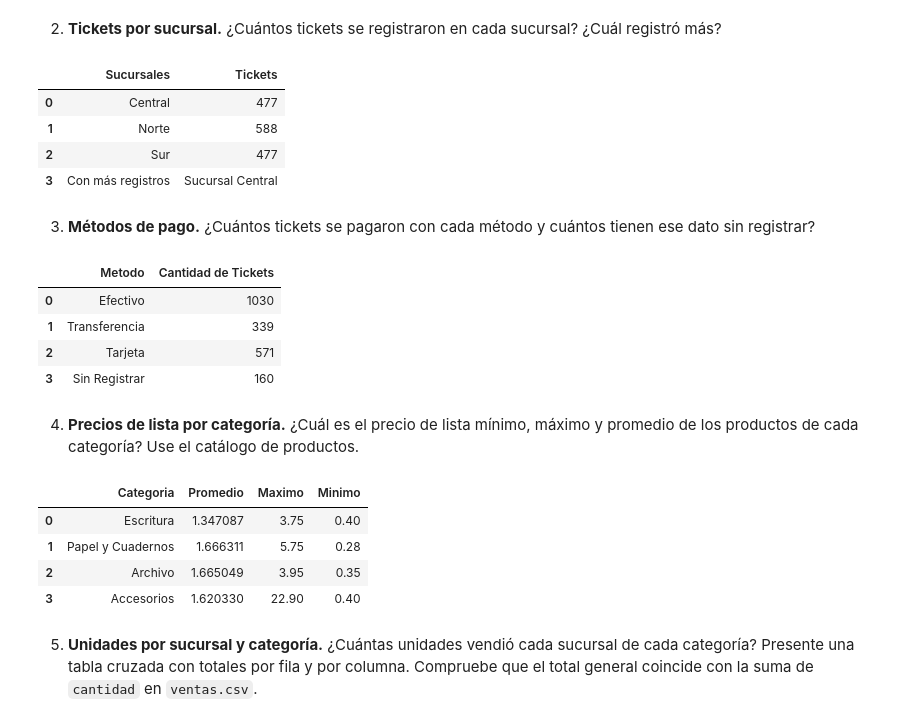
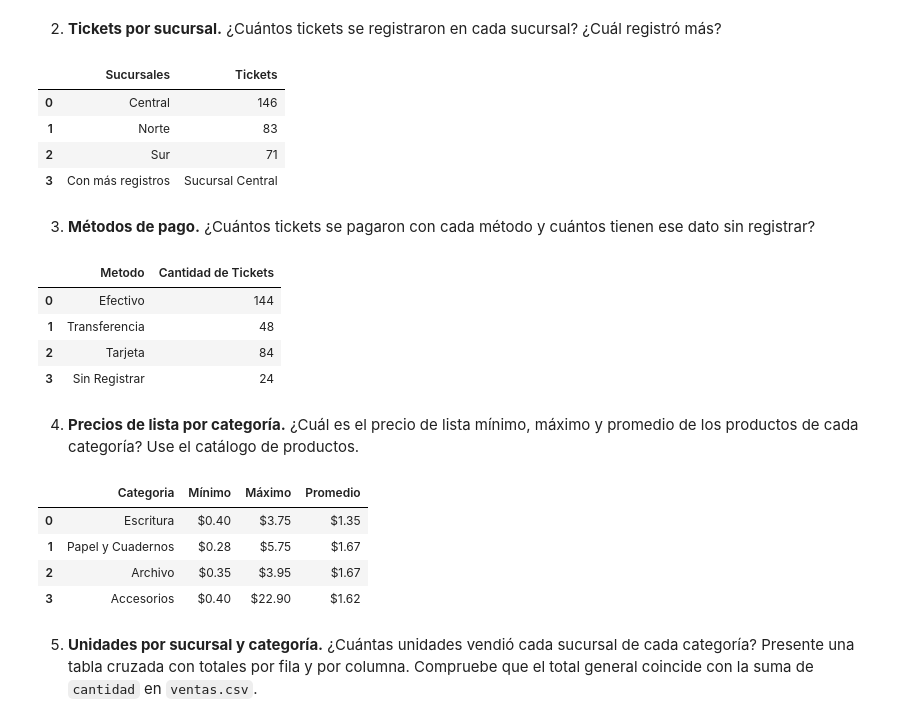
Before and after one commit to emilygabrielagarrido2007-spec/Tareas---Introduccion-a-sistemas-de-informacion, a Jupyter notebook: ExamenCorreccion_1bim.ipynb, the cells around one changed output. Drawn from its saved outputs; the diff is of its cells as text; code cells hidden in the pictures.

```diff
--- a/ExamenCorreccion_1bim.ipynb
+++ b/ExamenCorreccion_1bim.ipynb
@@ -106,17 +115,22 @@ display(tablaVentas)
 ticketSur=0
 ticketNorte=0
 ticketCentral=0
+#Guarda los tickets que ya se contaron
+ticketsVistos = []
 
-for sucursal in df_V["sucursal"]:
-    if sucursal == "Norte":
-        ticketNorte+=1
-    elif sucursal == "Sur":
-        ticketSur+=1
-    else:
-        ticketCentral+=1
+for sucursal, ticket in zip(df_V["sucursal"], df_V["id_ticket"]):   #Añado la fila de tickets para analizarlo
+     if ticket not in ticketsVistos:      #Solo cuenta el ticket la primera vez que aparece
+        ticketsVistos.append(ticket)
+        if sucursal == "Norte":
+            ticketNorte += 1
+        elif sucursal == "Sur":
+            ticketSur += 1
+        else:
+            ticketCentral += 1
 
 
-maxRegistrado=""
+
+masRegistrado="" #Modifiqué el nombre porque usaba otro en el resto del código
 if ticketSur>ticketNorte:
     if ticketSur > ticketCentral:
         masRegistrado="Sucursal Sur"
@@ -129,14 +143,14 @@ else:
 
 tablaSucursal = pd.DataFrame({
     "Sucursales": ["Central", "Norte", "Sur", "Con más registros"],
-    "Tickets": [ticketSur,ticketNorte, ticketSur, masRegistrado]
+    "Tickets": [ticketCentral,ticketNorte, ticketSur, masRegistrado] #Cambié el primer dato porque estaba con otro nombre
 })
 display(tablaSucursal)
 # %% [output]
 |  | Sucursales | Tickets |
-| 0 | Central | 477 |
-| 1 | Norte | 588 |
-| 2 | Sur | 477 |
+| 0 | Central | 146 |
+| 1 | Norte | 83 |
+| 2 | Sur | 71 |
 | 3 | Con más registros | Sucursal Central |
 # %% [markdown]
 
@@ -146,16 +160,20 @@ ticketTrans=0
 ticketEfec=0
 ticketTar=0
 ticketSR=0
+#Para los tickets que ya se contaron
+ticketsVistos = []
 
-for metodo in df_V["metodo_pago"]:
-    if metodo == "Transferencia":
-        ticketTrans+=1
-    elif metodo== "Efectivo":
-        ticketEfec+=1
-    elif metodo=="Tarjeta":
-        ticketTar+=1
-    else:
-        ticketSR+=1
+for ticket, metodo in zip(df_V["id_ticket"], df_V["metodo_pago"]): #Añado la fila de tickets para analizar
+    if ticket not in ticketsVistos:      # solo cuenta el ticket la primera vez que aparece
+        ticketsVistos.append(ticket)
+        if metodo == "Transferencia":
+            ticketTrans += 1
+        elif metodo == "Efectivo":
+            ticketEfec += 1
+        elif metodo == "Tarjeta":
+            ticketTar += 1
+        else:
+            ticketSR += 1
 
 
 tablaMetodo=pd.DataFrame({
@@ -166,14 +184,15 @@ tablaMetodo=pd.DataFrame({
 display(tablaMetodo)
 # %% [output]
 |  | Metodo | Cantidad de Tickets |
-| 0 | Efectivo | 1030 |
-| 1 | Transferencia | 339 |
-| 2 | Tarjeta | 571 |
-| 3 | Sin Registrar | 160 |
+| 0 | Efectivo | 144 |
+| 1 | Transferencia | 48 |
+| 2 | Tarjeta | 84 |
+| 3 | Sin Registrar | 24 |
 # %% [markdown]
 
 4. **Precios de lista por categoría.** ¿Cuál es el precio de lista mínimo, máximo y promedio de los productos de cada categoría? Use el catálogo de productos.
 # %%
+#Está correcto el código
 escritura=[]
 papelYCuadernos=[]
 archivo=[]
@@ -187,42 +206,42 @@ for categoria, precio in zip(df_P["categoria"], df_P["precio_lista"]):
         papelYCuadernos.append(precio)
     elif categoria == "Archivo":
         archivo.append(precio)
     else:
         accesorios.append(precio)
 
 
 
 promedio1 = sum(escritura)/len(escritura)
 maxim1 = max(escritura)
 minim1 = min(escritura)
 
 promedio2 = sum(papelYCuadernos)/len(papelYCuadernos)
 maxim2 = max(papelYCuadernos)
 minim2 = min(papelYCuadernos)
 
 promedio3 = sum(archivo)/len(archivo)
 maxim3 = max(archivo)
 minim3 = min(archivo)
 
 promedio4 = sum(accesorios)/len(accesorios)
 maxim4 = max(accesorios)
 minim4 = min(accesorios)
 
 tablaListaCat = pd.DataFrame({
     "Categoria": ["Escritura", "Papel y Cuadernos", "Archivo", "Accesorios" ],
-    "Promedio": [promedio1, promedio2, promedio3, promedio4],
-    "Maximo": [maxim1, maxim2, maxim3, maxim4],
-    "Minimo": [minim1, minim2, minim3, minim4]
+    "Mínimo": [f"${minim1:.2f}", f"${minim2:.2f}", f"${minim3:.2f}", f"${minim4:.2f}"],
+    "Máximo": [f"${maxim1:.2f}", f"${maxim2:.2f}", f"${maxim3:.2f}", f"${maxim4:.2f}"],
+    "Promedio": [f"${promedio1:.2f}", f"${promedio2:.2f}", f"${promedio3:.2f}", f"${promedio4:.2f}"]
 
-})
+}) #Modifiqué la tabla para que salga con dos decimales y el signo de dólar
 
 display(tablaListaCat)
 # %% [output]
-|  | Categoria | Promedio | Maximo | Minimo |
-| 0 | Escritura | 1.347087 | 3.75 | 0.40 |
-| 1 | Papel y Cuadernos | 1.666311 | 5.75 | 0.28 |
-| 2 | Archivo | 1.665049 | 3.95 | 0.35 |
-| 3 | Accesorios | 1.620330 | 22.90 | 0.40 |
+|  | Categoria | Mínimo | Máximo | Promedio |
+| 0 | Escritura | $0.40 | $3.75 | $1.35 |
+| 1 | Papel y Cuadernos | $0.28 | $5.75 | $1.67 |
+| 2 | Archivo | $0.35 | $3.95 | $1.67 |
+| 3 | Accesorios | $0.40 | $22.90 | $1.62 |
 # %% [markdown]
 5. **Unidades por sucursal y categoría.** ¿Cuántas unidades vendió cada sucursal de cada categoría? Presente una tabla cruzada con totales por fila y por columna. Compruebe que el total general coincide con la suma de `cantidad` en `ventas.csv`.
 # %%
```
Also changed, not shown: parts of 8 cells of this notebook.
